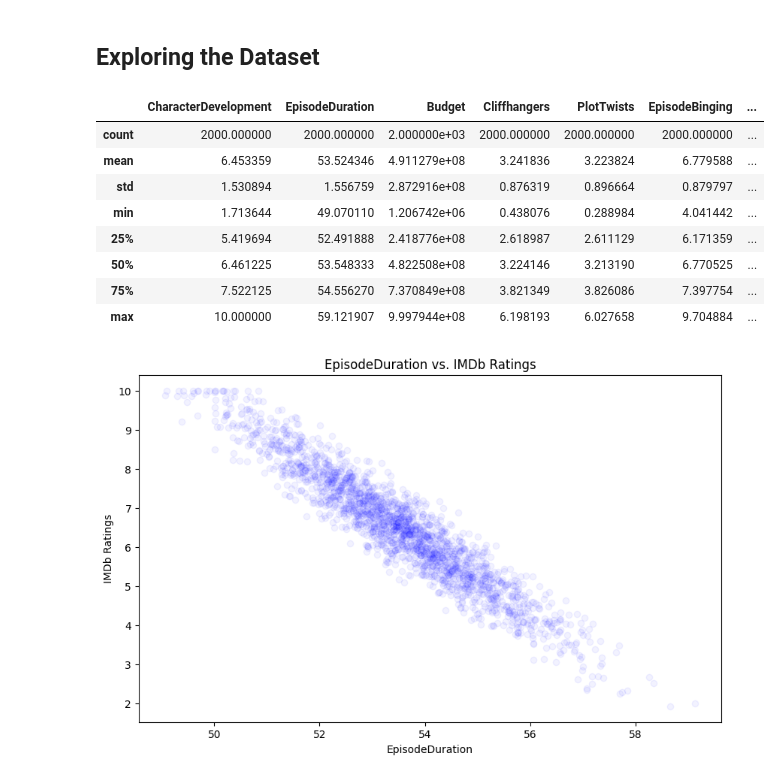
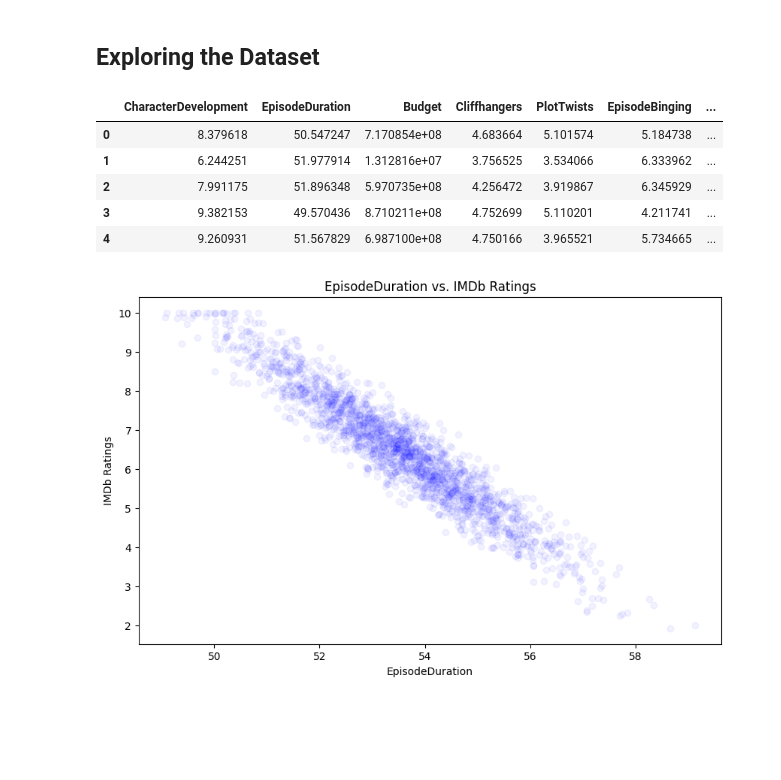
Before and after one commit to aamodini/nm-career-day, a Jupyter notebook: tv_ratings.ipynb, the cells around one changed output. Cells and saved outputs as stored; diff of their text form; code cells hidden in the pictures; blank space fills up the shorter version.

```diff
--- a/tv_ratings.ipynb
+++ b/tv_ratings.ipynb
@@ -8,19 +8,16 @@ import matplotlib.pyplot as plt
 # %% [markdown]
 ## Exploring the Dataset
 # %%
-df = pd.read_csv("data/tv_ratings.csv")
+df = pd.read_csv("https://raw.githubusercontent.com/aamodini/nm-career-day/main/data/tv_ratings.csv")
 # %%
-df.describe()
+df.head()
 # %% [output]
 |  | CharacterDevelopment | EpisodeDuration | Budget | Cliffhangers | PlotTwists | EpisodeBinging | ... |
-| count | 2000.000000 | 2000.000000 | 2.000000e+03 | 2000.000000 | 2000.000000 | 2000.000000 | ... |
-| mean | 6.453359 | 53.524346 | 4.911279e+08 | 3.241836 | 3.223824 | 6.779588 | ... |
-| std | 1.530894 | 1.556759 | 2.872916e+08 | 0.876319 | 0.896664 | 0.879797 | ... |
-| min | 1.713644 | 49.070110 | 1.206742e+06 | 0.438076 | 0.288984 | 4.041442 | ... |
-| 25% | 5.419694 | 52.491888 | 2.418776e+08 | 2.618987 | 2.611129 | 6.171359 | ... |
-| 50% | 6.461225 | 53.548333 | 4.822508e+08 | 3.224146 | 3.213190 | 6.770525 | ... |
-| 75% | 7.522125 | 54.556270 | 7.370849e+08 | 3.821349 | 3.826086 | 7.397754 | ... |
-| max | 10.000000 | 59.121907 | 9.997944e+08 | 6.198193 | 6.027658 | 9.704884 | ... |
+| 0 | 8.379618 | 50.547247 | 7.170854e+08 | 4.683664 | 5.101574 | 5.184738 | ... |
+| 1 | 6.244251 | 51.977914 | 1.312816e+07 | 3.756525 | 3.534066 | 6.333962 | ... |
+| 2 | 7.991175 | 51.896348 | 5.970735e+08 | 4.256472 | 3.919867 | 6.345929 | ... |
+| 3 | 9.382153 | 49.570436 | 8.710211e+08 | 4.752699 | 5.110201 | 4.211741 | ... |
+| 4 | 9.260931 | 51.567829 | 6.987100e+08 | 4.750166 | 3.965521 | 5.734665 | ... |
 # %%
 X = df[[
     'CharacterDevelopment',
```
